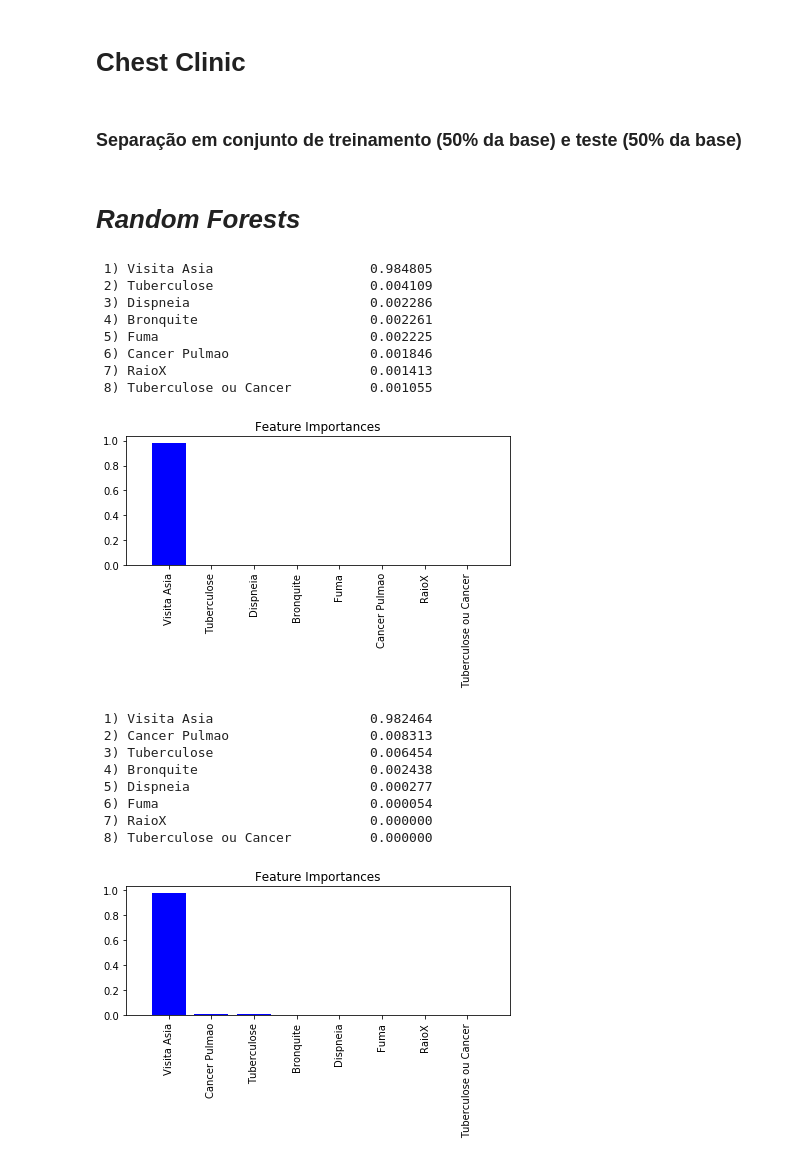
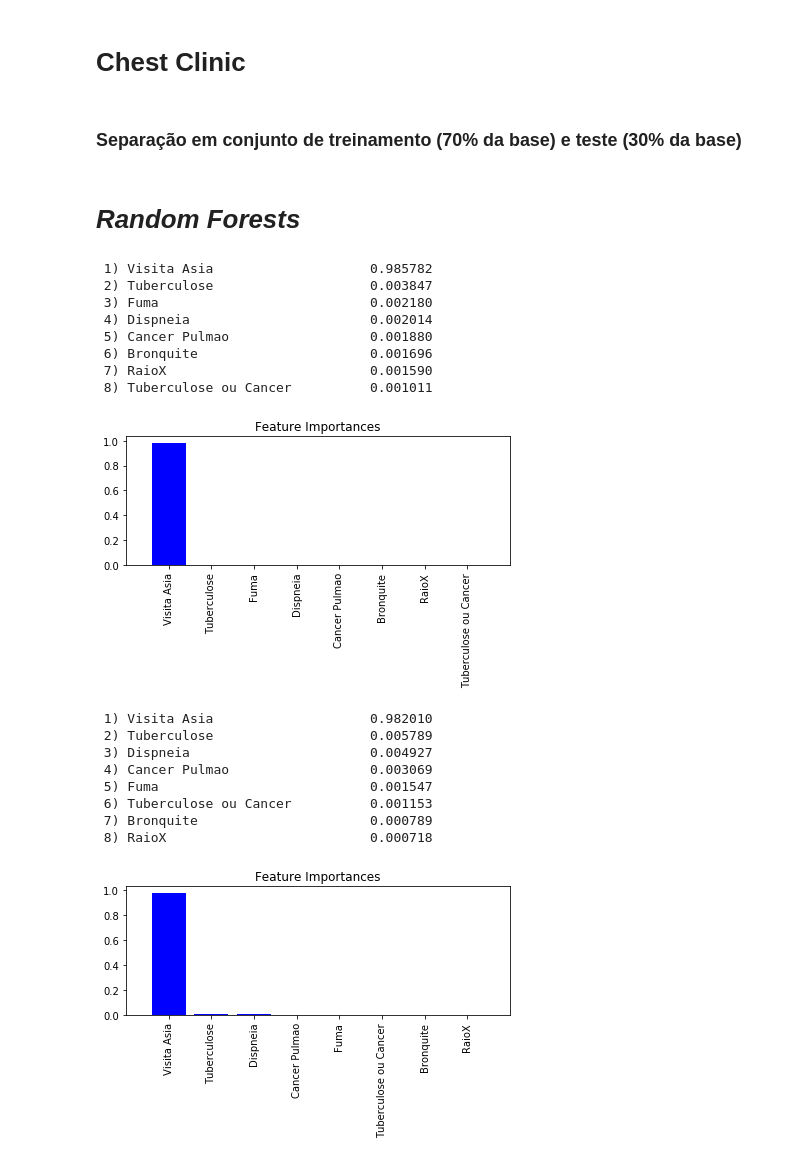
Before and after one commit to AkioCode/IAProjeto2, a Jupyter notebook: codes/arvores decisao/arvore_IA.ipynb, the cells around one changed output. Cells and saved outputs as stored; diff of their text form; code cells hidden in the pictures.

```diff
--- a/codes/arvores decisao/arvore_IA.ipynb
+++ b/codes/arvores decisao/arvore_IA.ipynb
@@ -7,72 +7,72 @@ import numpy as np
 path1k = r"../sample generator/amostras1000.csv";
 path10k = r"../sample generator/amostras10000.txt";
 
-df_chest1k = pd.read_csv(path1k, header=None)
+df_chest1k = pd.read_csv('amostras1000.csv', header=None)
 df_chest1k.columns = ['Visita Asia', 'Fuma', 'Tuberculose', 'Cancer Pulmao',
 'Bronquite', 'Tuberculose ou Cancer', 'RaioX',
 'Dispneia']
-df_chest10k = pd.read_csv(path10k, header=None)
+df_chest10k = pd.read_csv('amostras10000.txt', header=None)
 df_chest10k.columns = ['Visita Asia', 'Fuma', 'Tuberculose', 'Cancer Pulmao',
 'Bronquite', 'Tuberculose ou Cancer', 'RaioX',
 'Dispneia']
 # %% [markdown]
-### Separação em conjunto de treinamento (50% da base) e teste (50% da base)
+### Separação em conjunto de treinamento (70% da base) e teste (30% da base)
 # %%
 #from sklearn.cross_validation import train_test_split
 from sklearn.model_selection import train_test_split
 #X = Variables | Y = Class
 X1k, y1k = df_chest1k.iloc[:, :].values, df_chest1k.iloc[:, 0].values
 X1k_train, X1k_test, y1k_train, y1k_test = \
-        train_test_split(X1k, y1k, test_size=0.5, random_state=0)
+        train_test_split(X1k, y1k, test_size=0.3, random_state=0)
 
 X10k, y10k = df_chest10k.iloc[:, :].values, df_chest10k.iloc[:, 0].values
 X10k_train, X10k_test, y10k_train, y10k_test = \
-        train_test_split(X10k, y10k, test_size=0.5, random_state=0)
+        train_test_split(X10k, y10k, test_size=0.3, random_state=0)
 # %% [markdown]
 # <i>Random Forests</i>
 # %%
 from sklearn.ensemble import RandomForestClassifier
 import matplotlib.pyplot as plt
 
-feat_labels1k = df_chest1k.columns
+feat_labels = df_chest1k.columns
 
 forest = RandomForestClassifier(n_estimators=10000,
                                 criterion='entropy',
                                 max_features='sqrt',
                                 random_state=0,
                                 n_jobs=-1)
 
 forest.fit(X10k_train, y10k_train)
 importances = forest.feature_importances_
 
 indices = np.argsort(importances)[::-1]
 
 for f in range(X10k_train.shape[1]):
     print("%2d) %-*s %f" % (f + 1, 30,
                             feat_labels[indices[f]],
                             importances[indices[f]]))
 
 plt.title('Feature Importances')
 plt.bar(range(X10k_train.shape[1]),
         importances[indices],
         color='blue',
         align='center')
 
 plt.xticks(range(X10k_train.shape[1]),
            feat_labels[indices], rotation=90)
 plt.xlim([-1, X10k_train.shape[1]])
 plt.tight_layout()
 plt.show()
 # %% [output]
- 1) Visita Asia                    0.984805
- 2) Tuberculose                    0.004109
- 3) Dispneia                       0.002286
- 4) Bronquite                      0.002261
- 5) Fuma                           0.002225
- 6) Cancer Pulmao                  0.001846
- 7) RaioX                          0.001413
- 8) Tuberculose ou Cancer          0.001055
+ 1) Visita Asia                    0.985782
+ 2) Tuberculose                    0.003847
+ 3) Fuma                           0.002180
+ 4) Dispneia                       0.002014
+ 5) Cancer Pulmao                  0.001880
+ 6) Bronquite                      0.001696
+ 7) RaioX                          0.001590
+ 8) Tuberculose ou Cancer          0.001011
-[figure, old version]
+[figure, new version]
 # %%
 import graphviz
 from sklearn import tree
@@ -101,15 +101,15 @@ plt.xlim([-1, X10k_train.shape[1]])
 plt.tight_layout()
 plt.show()
 # %% [output]
- 1) Visita Asia                    0.982464
- 2) Cancer Pulmao                  0.008313
- 3) Tuberculose                    0.006454
- 4) Bronquite                      0.002438
- 5) Dispneia                       0.000277
- 6) Fuma                           0.000054
- 7) RaioX                          0.000000
- 8) Tuberculose ou Cancer          0.000000
+ 1) Visita Asia                    0.982010
+ 2) Tuberculose                    0.005789
+ 3) Dispneia                       0.004927
+ 4) Cancer Pulmao                  0.003069
+ 5) Fuma                           0.001547
+ 6) Tuberculose ou Cancer          0.001153
+ 7) Bronquite                      0.000789
+ 8) RaioX                          0.000718
-[figure, old version]
+[figure, new version]
 # %%
 dot_data1k = tree.export_graphviz(clf1k, proportion=True, feature_names=['Visita Asia', 'Fuma', 'Tuberculose', 'Cancer Pulmao', 'Bronquite', 'Tuberculose ou Cancer', 'RaioX', 'Dispneia'], out_file= None, filled = True)
 dot_data10k = tree.export_graphviz(clf10k, proportion=True, feature_names=['Visita Asia', 'Fuma', 'Tuberculose', 'Cancer Pulmao', 'Bronquite', 'Tuberculose ou Cancer', 'RaioX', 'Dispneia'], out_file= None, filled = True)
```
Also changed, not shown: parts of 1 cell of this notebook.
